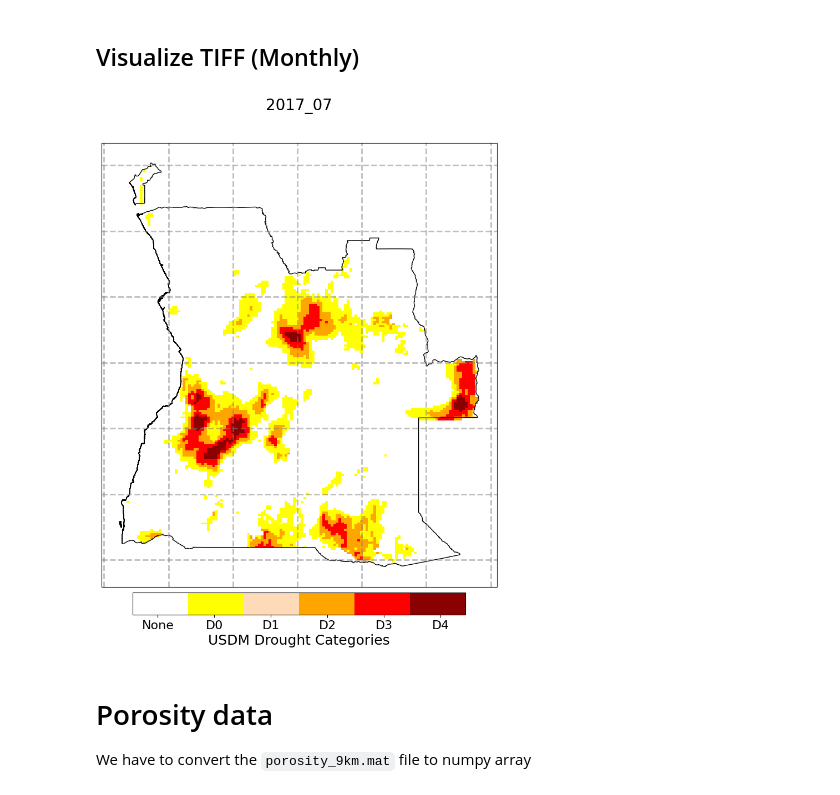
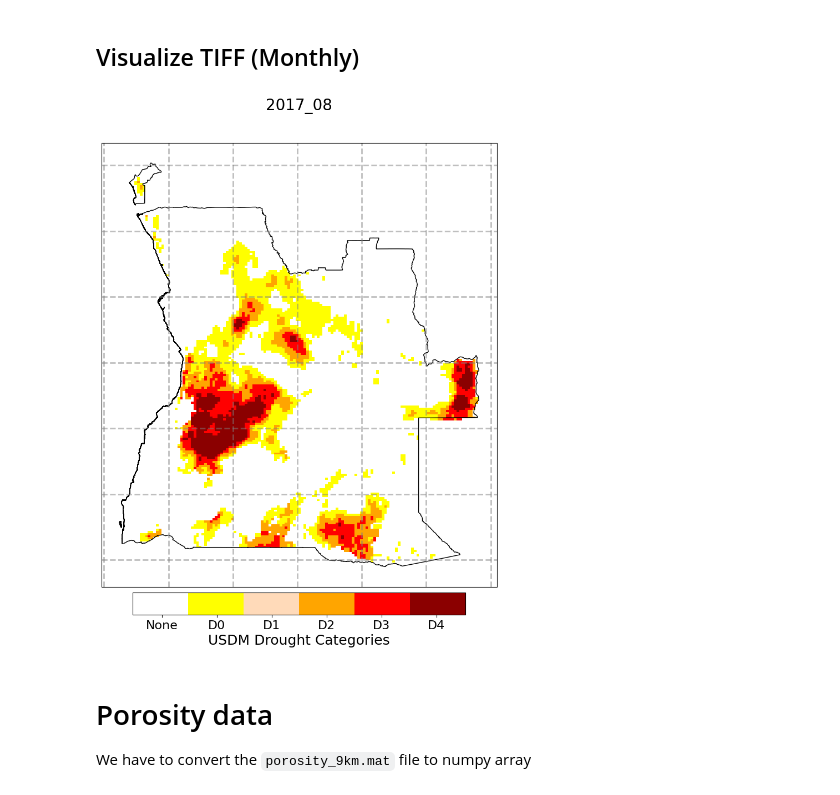
Before and after one commit to edrian-liao/angola-drought, a Jupyter notebook: notebooks/DataExploratory.ipynb, the cells around one changed output. Cells and saved outputs as stored; diff of their text form; code cells hidden in the pictures.

```diff
--- a/notebooks/DataExploratory.ipynb
+++ b/notebooks/DataExploratory.ipynb
@@ -120,15 +120,15 @@ def viz_tiff_monthly(date):
     cbar.ax.tick_params(labelsize=16)
     cbar.set_label('USDM Drought Categories', fontsize=18)
     cbar.set_ticklabels(['None', 'D0','D1','D2','D3','D4'])
-    cbar.set_ticks(np.linspace(0.3,3.7,6))
+    cbar.set_ticks(np.linspace(0.35,3.65,6))
 
     fig.suptitle(f'{date}', fontsize=20)
 
-    # plt.savefig(f'../figures/rzsm_{date}.png', dpi=300, bbox_inches='tight')
+    plt.savefig(f'../figures/drought_label_{date}.png', dpi=300, bbox_inches='tight')
 # %%
-viz_tiff_monthly('2017_07')
+viz_tiff_monthly('2017_08')
 # %% [output]
-[figure, old version]
+[figure, new version]
 # %% [markdown]
 # Porosity data
 We have to convert the `porosity_9km.mat` file to numpy array
```
Also changed, not shown: parts of 1 cell of this notebook, 2 other files.
